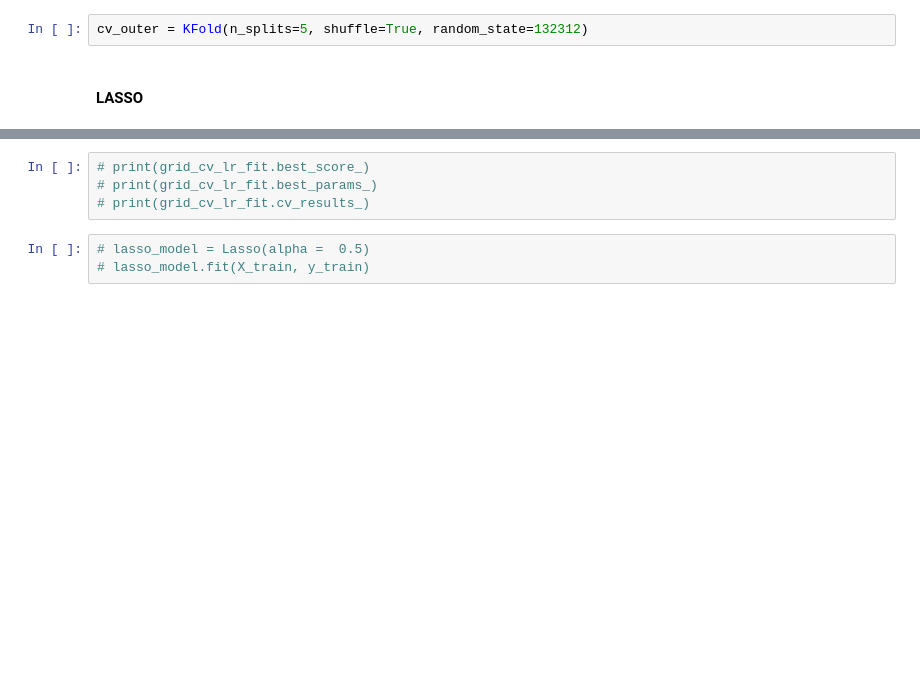
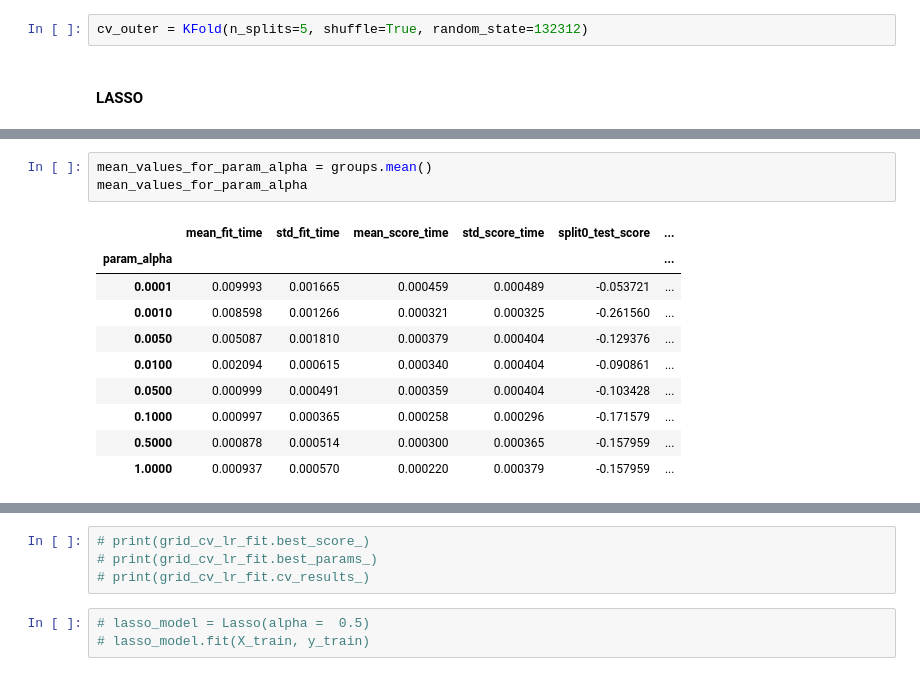
Before and after one commit to DawidSzczerba/umwpl2021-hepatoxicity-prediction, a Jupyter notebook: notebooks/alt_prediction.ipynb, the cells around one changed output, grey strips where cells are left out. Drawn from its saved outputs; the diff is of its cells as text; blank space fills up the shorter version.

```diff
--- a/notebooks/alt_prediction.ipynb
+++ b/notebooks/alt_prediction.ipynb
@@ -154,0 +252,14 @@ Do przegadania temat - moze powinienem dla takich samych hiperparametrow wziąć
+# %%
+mean_values_for_param_alpha = groups.mean()
+mean_values_for_param_alpha
+# %% [output]
+|  | mean_fit_time | std_fit_time | mean_score_time | std_score_time | split0_test_score | ... |
+| param_alpha |  |  |  |  |  | ... |
+| 0.0001 | 0.009993 | 0.001665 | 0.000459 | 0.000489 | -0.053721 | ... |
+| 0.0010 | 0.008598 | 0.001266 | 0.000321 | 0.000325 | -0.261560 | ... |
+| 0.0050 | 0.005087 | 0.001810 | 0.000379 | 0.000404 | -0.129376 | ... |
+| 0.0100 | 0.002094 | 0.000615 | 0.000340 | 0.000404 | -0.090861 | ... |
+| 0.0500 | 0.000999 | 0.000491 | 0.000359 | 0.000404 | -0.103428 | ... |
+| 0.1000 | 0.000997 | 0.000365 | 0.000258 | 0.000296 | -0.171579 | ... |
+| 0.5000 | 0.000878 | 0.000514 | 0.000300 | 0.000365 | -0.157959 | ... |
+| 1.0000 | 0.000937 | 0.000570 | 0.000220 | 0.000379 | -0.157959 | ... |
```
Also changed, not shown: parts of 15 cells of this notebook, 5 other files.
